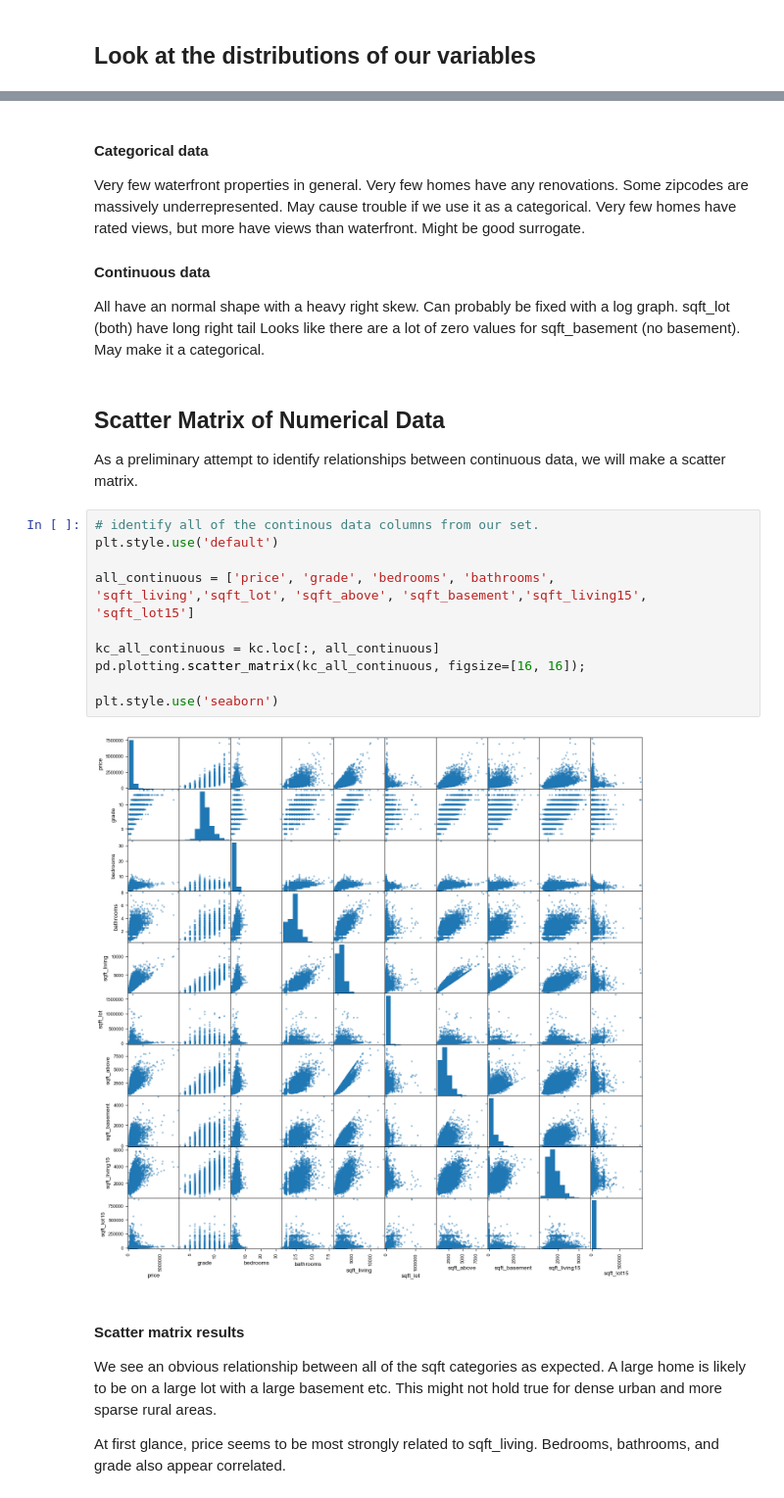
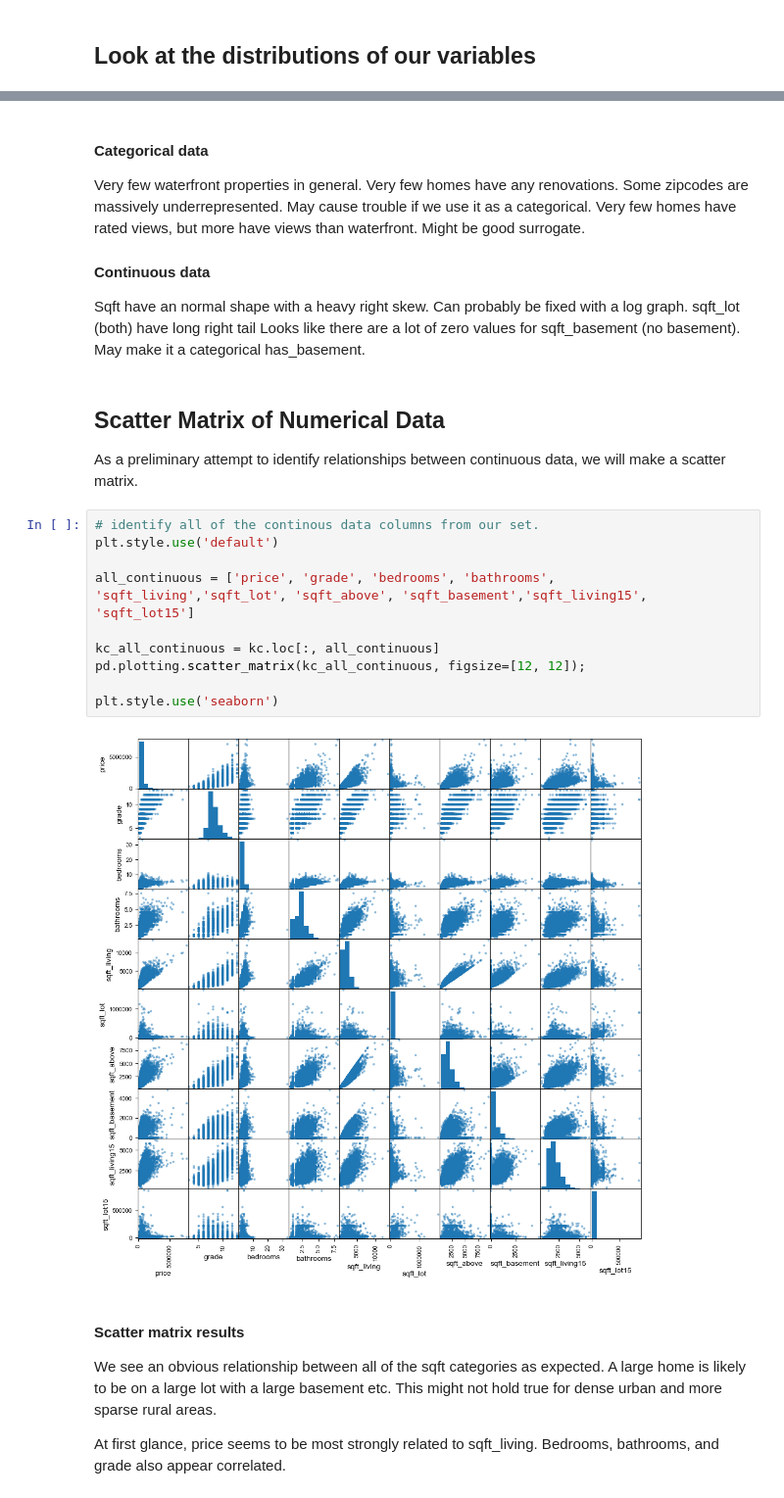
Before and after one commit to sciencelee/dsc-mod-2-project-v2-1-online-ds-sp-000, a Jupyter notebook: 01-Prepare Data.ipynb, the cells around one changed output, grey strips where cells are left out. Shown at 98% size. Saved outputs shown, nothing was run; the diff lists cells and outputs as text.

```diff
--- a/01-Prepare Data.ipynb
+++ b/01-Prepare Data.ipynb
@@ -140,9 +128,9 @@ Some zipcodes are massively underrepresented.  May cause trouble if we use it as
 Very few homes have rated views, but more have views than waterfront.  Might be good surrogate.
 
 #### Continuous data
-All have an normal shape with a heavy right skew.  Can probably be fixed with a log graph.
+Sqft have an normal shape with a heavy right skew.  Can probably be fixed with a log graph.
 sqft_lot (both) have long right tail
-Looks like there are a lot of zero values for sqft_basement (no basement). May make it a categorical.
+Looks like there are a lot of zero values for sqft_basement (no basement). May make it a categorical has_basement.
 # %% [markdown]
 ## Scatter Matrix of Numerical Data
 
@@ -150,15 +138,15 @@ As a preliminary attempt to identify relationships between continuous data, we w
 # %%
 # identify all of the continous data columns from our set.
 plt.style.use('default')
 
 all_continuous = ['price', 'grade', 'bedrooms', 'bathrooms', 'sqft_living','sqft_lot', 'sqft_above', 'sqft_basement','sqft_living15', 'sqft_lot15']
 
 kc_all_continuous = kc.loc[:, all_continuous]
-pd.plotting.scatter_matrix(kc_all_continuous, figsize=[16, 16]);
+pd.plotting.scatter_matrix(kc_all_continuous, figsize=[12, 12]);
 
 plt.style.use('seaborn')
 # %% [output]
-[figure, old version]
+[figure, new version]
 # %% [markdown]
 #### Scatter matrix results
 We see an obvious relationship between all of the sqft categories as expected.  A large home is likely to be on a large lot with a large basement etc.  This might not hold true for dense urban and more sparse rural areas.
```
Also changed, not shown: parts of 22 cells of this notebook, 20 other files.
